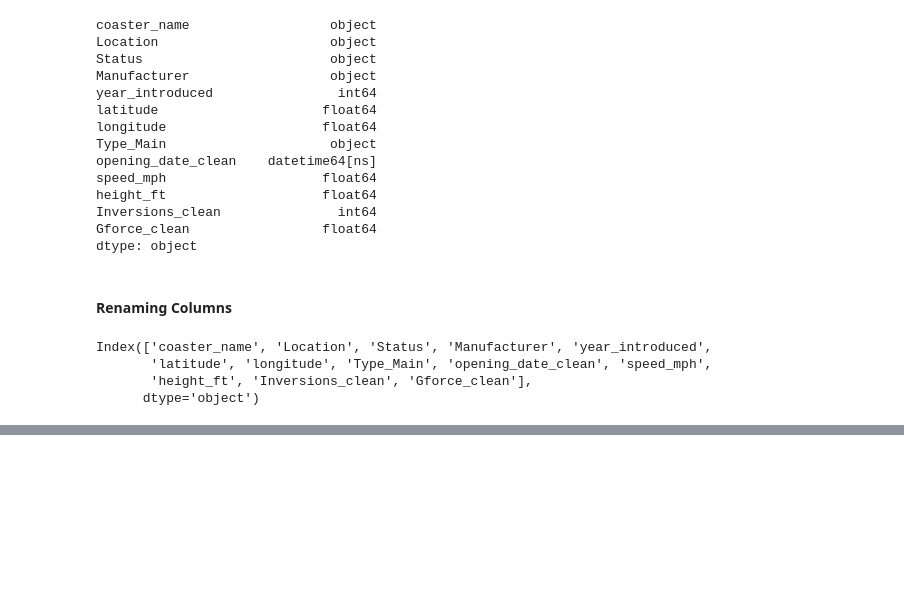
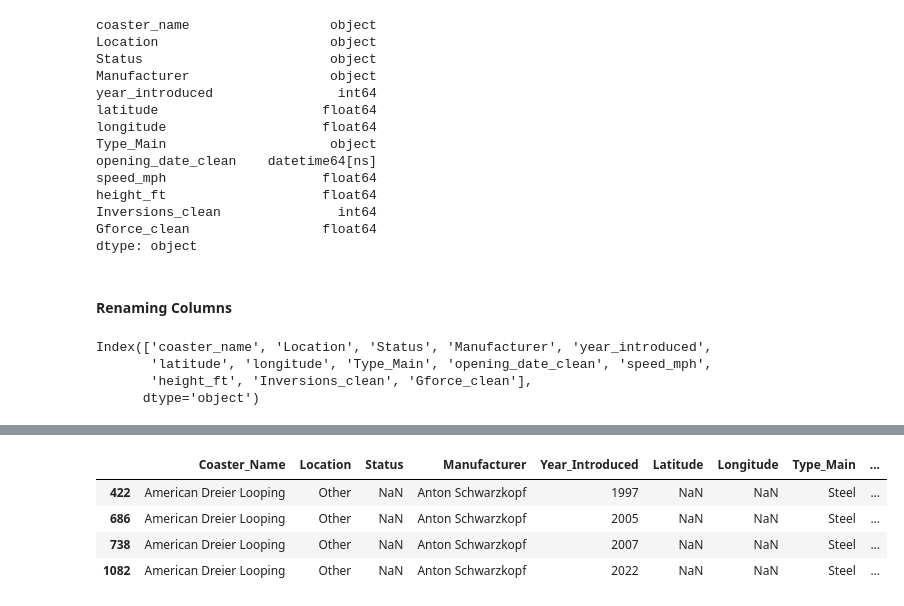
Before and after one commit to Pawcharz/Statistics-Analysis-Playground, a Jupyter notebook: rollercoaster/exploratory-data-analysis.ipynb, the cells around one changed output, grey strips where cells are left out. Saved outputs shown, nothing was run; the diff lists cells and outputs as text; code cells hidden in the pictures; blank space fills up the shorter version.

```diff
--- a/rollercoaster/exploratory-data-analysis.ipynb
+++ b/rollercoaster/exploratory-data-analysis.ipynb
@@ -198,0 +244,8 @@ df.describe()
+# %%
+df.query('Coaster_Name == "American Dreier Looping"')
+# %% [output]
+|  | Coaster_Name | Location | Status | Manufacturer | Year_Introduced | Latitude | Longitude | Type_Main | ... |
+| 422 | American Dreier Looping | Other | NaN | Anton Schwarzkopf | 1997 | NaN | NaN | Steel | ... |
+| 686 | American Dreier Looping | Other | NaN | Anton Schwarzkopf | 2005 | NaN | NaN | Steel | ... |
+| 738 | American Dreier Looping | Other | NaN | Anton Schwarzkopf | 2007 | NaN | NaN | Steel | ... |
+| 1082 | American Dreier Looping | Other | NaN | Anton Schwarzkopf | 2022 | NaN | NaN | Steel | ... |
```
Also changed, not shown: parts of 14 cells of this notebook.
